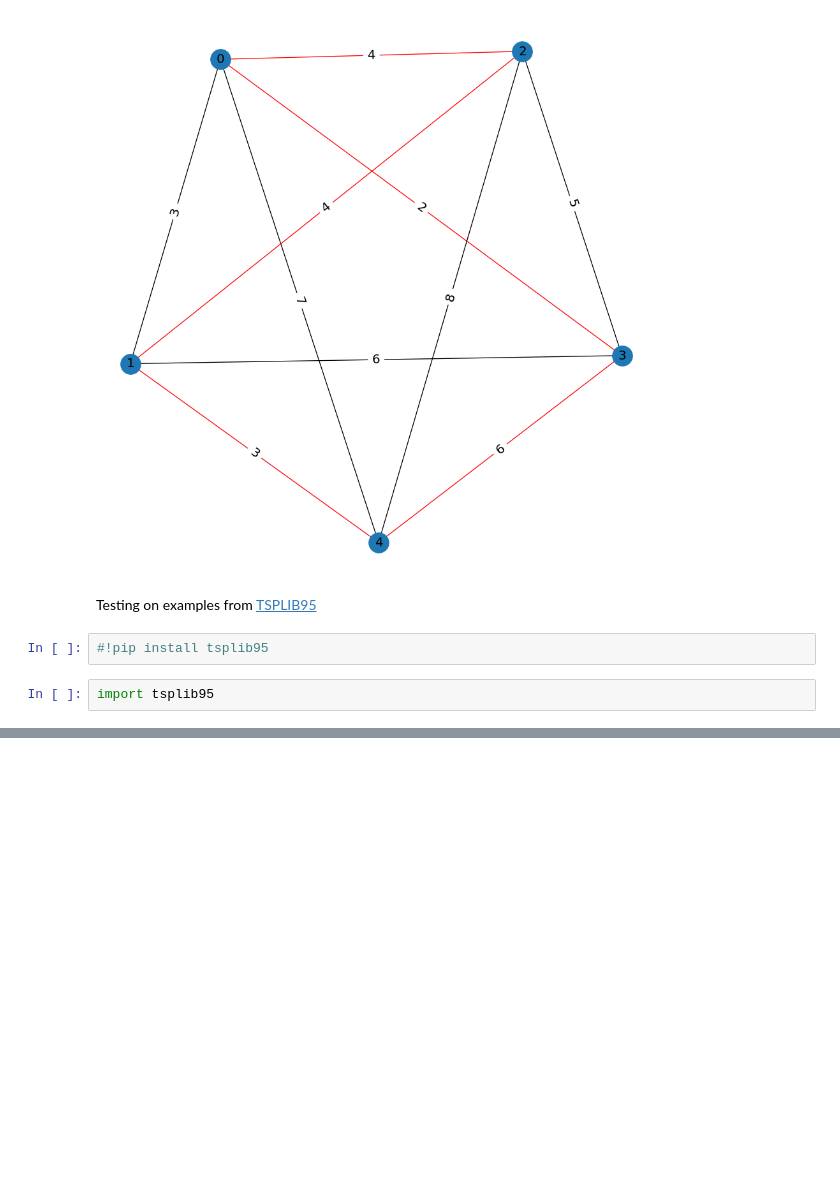
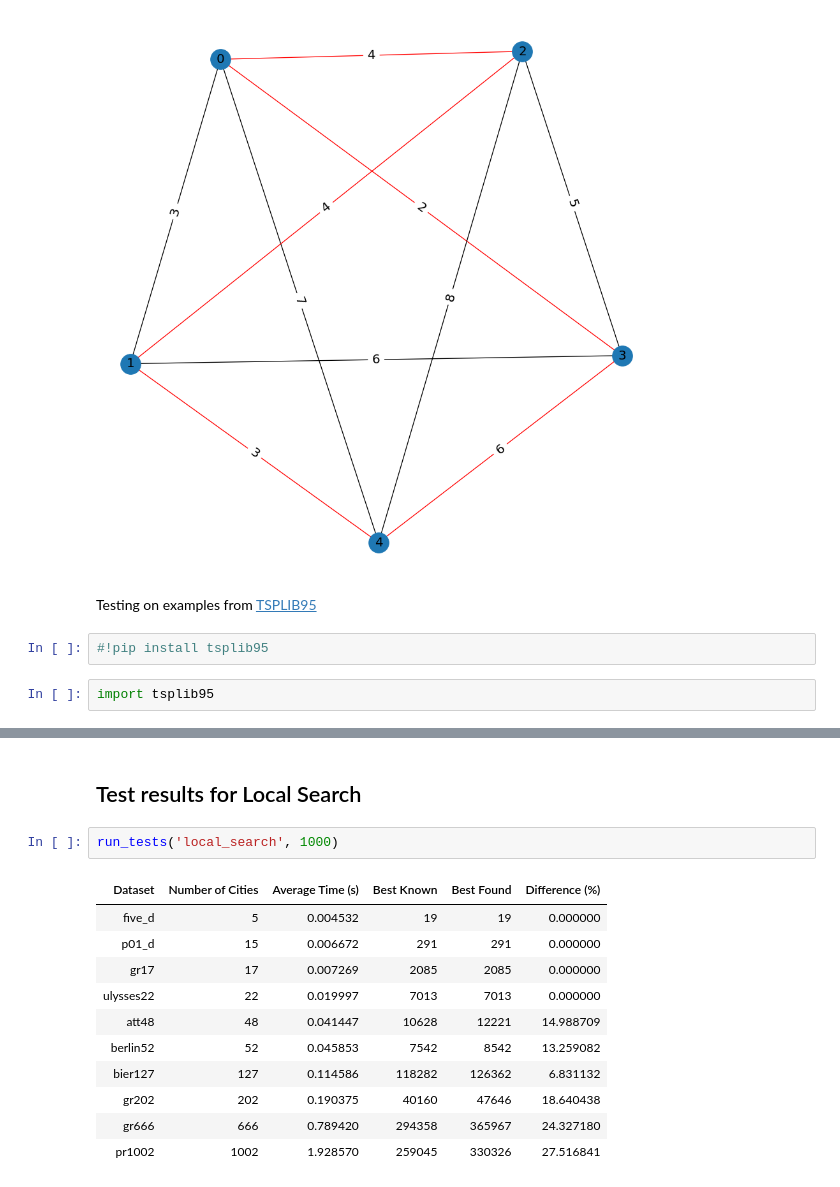
Before and after one commit to kunict11/RI-TabuSearch, a Jupyter notebook: tabu_search.ipynb, the cells around one changed output, grey strips where cells are left out. Drawn from its saved outputs; the diff is of its cells as text; blank space fills up the shorter version.

```diff
--- a/tabu_search.ipynb
+++ b/tabu_search.ipynb
@@ -248,0 +302,16 @@ run_tests('tabu_search', 1000)
+# %% [markdown]
+## Test results for Local Search
+# %%
+run_tests('local_search', 1000)
+# %% [output]
+| Dataset | Number of Cities | Average Time (s) | Best Known | Best Found | Difference (%) |
+| five_d | 5 | 0.004532 | 19 | 19 | 0.000000 |
+| p01_d | 15 | 0.006672 | 291 | 291 | 0.000000 |
+| gr17 | 17 | 0.007269 | 2085 | 2085 | 0.000000 |
+| ulysses22 | 22 | 0.019997 | 7013 | 7013 | 0.000000 |
+| att48 | 48 | 0.041447 | 10628 | 12221 | 14.988709 |
+| berlin52 | 52 | 0.045853 | 7542 | 8542 | 13.259082 |
+| bier127 | 127 | 0.114586 | 118282 | 126362 | 6.831132 |
+| gr202 | 202 | 0.190375 | 40160 | 47646 | 18.640438 |
+| gr666 | 666 | 0.789420 | 294358 | 365967 | 24.327180 |
+| pr1002 | 1002 | 1.928570 | 259045 | 330326 | 27.516841 |
```
Also changed, not shown: parts of 18 cells of this notebook, 2 other files.
